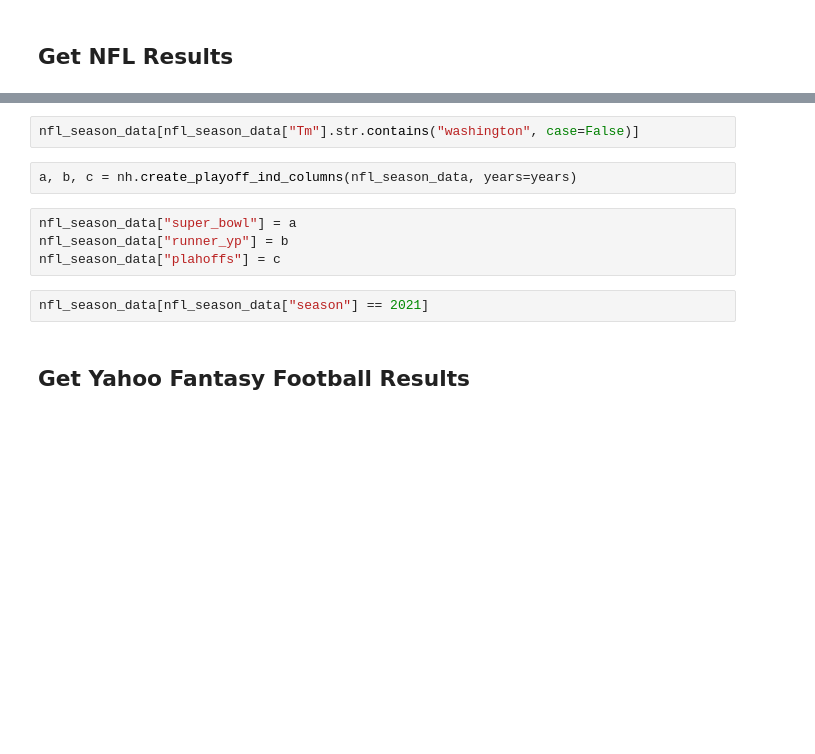
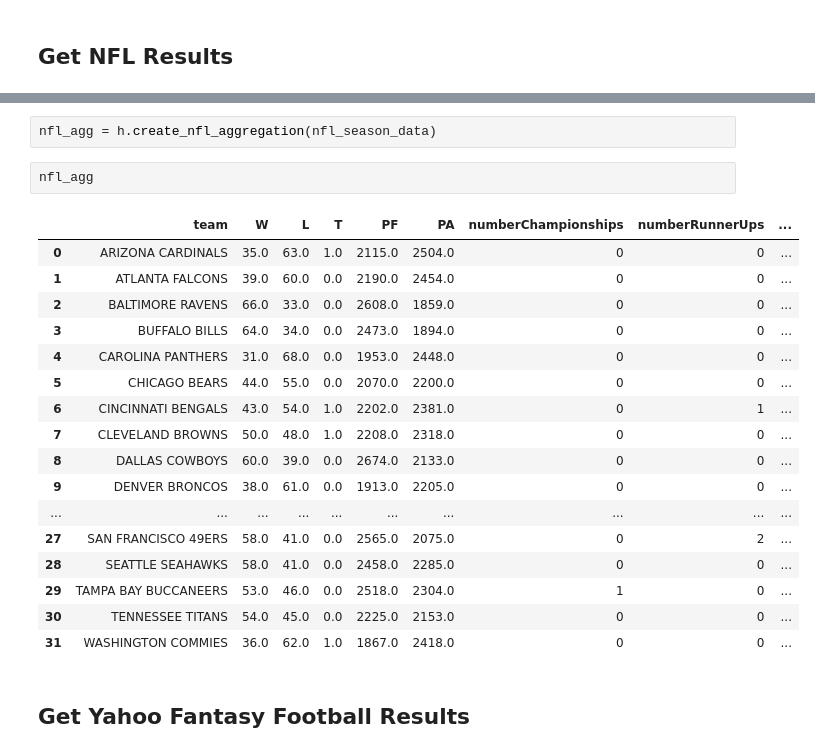
Before and after one commit to bkmurph/yahoo_ff_nfl_comparison, a Jupyter notebook: ff.ipynb, the cells around one changed output, grey strips where cells are left out. Cells and saved outputs as stored; diff of their text form; blank space fills up the shorter version.

```diff
--- a/ff.ipynb
+++ b/ff.ipynb
@@ -44,13 +46,25 @@ nfl_season_data.Tm.value_counts()
-# %%
-nfl_season_data[nfl_season_data["Tm"].str.contains("washington", case=False)]
-# %%
-a, b, c = nh.create_playoff_ind_columns(nfl_season_data, years=years)
-# %%
-nfl_season_data["super_bowl"] = a
-nfl_season_data["runner_yp"] = b
-nfl_season_data["plahoffs"] = c
-# %%
-nfl_season_data[nfl_season_data["season"] == 2021]
+# %%
+nfl_agg = h.create_nfl_aggregation(nfl_season_data)
+# %%
+nfl_agg
+# %% [output]
+|  | team | W | L | T | PF | PA | numberChampionships | numberRunnerUps | ... |
+| 0 | ARIZONA CARDINALS | 35.0 | 63.0 | 1.0 | 2115.0 | 2504.0 | 0 | 0 | ... |
+| 1 | ATLANTA FALCONS | 39.0 | 60.0 | 0.0 | 2190.0 | 2454.0 | 0 | 0 | ... |
+| 2 | BALTIMORE RAVENS | 66.0 | 33.0 | 0.0 | 2608.0 | 1859.0 | 0 | 0 | ... |
+| 3 | BUFFALO BILLS | 64.0 | 34.0 | 0.0 | 2473.0 | 1894.0 | 0 | 0 | ... |
+| 4 | CAROLINA PANTHERS | 31.0 | 68.0 | 0.0 | 1953.0 | 2448.0 | 0 | 0 | ... |
+| 5 | CHICAGO BEARS | 44.0 | 55.0 | 0.0 | 2070.0 | 2200.0 | 0 | 0 | ... |
+| 6 | CINCINNATI BENGALS | 43.0 | 54.0 | 1.0 | 2202.0 | 2381.0 | 0 | 1 | ... |
+| 7 | CLEVELAND BROWNS | 50.0 | 48.0 | 1.0 | 2208.0 | 2318.0 | 0 | 0 | ... |
+| 8 | DALLAS COWBOYS | 60.0 | 39.0 | 0.0 | 2674.0 | 2133.0 | 0 | 0 | ... |
+| 9 | DENVER BRONCOS | 38.0 | 61.0 | 0.0 | 1913.0 | 2205.0 | 0 | 0 | ... |
+| ... | ... | ... | ... | ... | ... | ... | ... | ... | ... |
+| 27 | SAN FRANCISCO 49ERS | 58.0 | 41.0 | 0.0 | 2565.0 | 2075.0 | 0 | 2 | ... |
+| 28 | SEATTLE SEAHAWKS | 58.0 | 41.0 | 0.0 | 2458.0 | 2285.0 | 0 | 0 | ... |
+| 29 | TAMPA BAY BUCCANEERS | 53.0 | 46.0 | 0.0 | 2518.0 | 2304.0 | 1 | 0 | ... |
+| 30 | TENNESSEE TITANS | 54.0 | 45.0 | 0.0 | 2225.0 | 2153.0 | 0 | 0 | ... |
+| 31 | WASHINGTON COMMIES | 36.0 | 62.0 | 1.0 | 1867.0 | 2418.0 | 0 | 0 | ... |
 # %% [markdown]
 ## Get Yahoo Fantasy Football Results
 # %%
```
Also changed, not shown: parts of 26 cells of this notebook, 2 other files.
